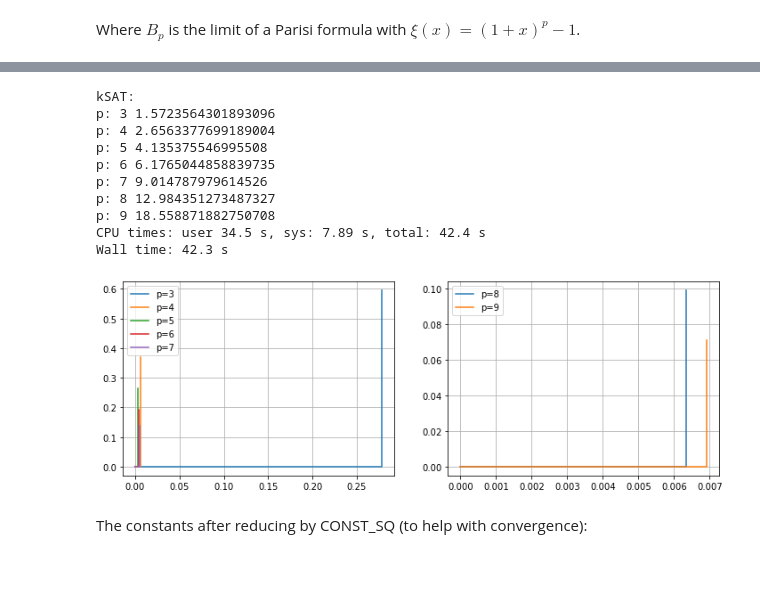
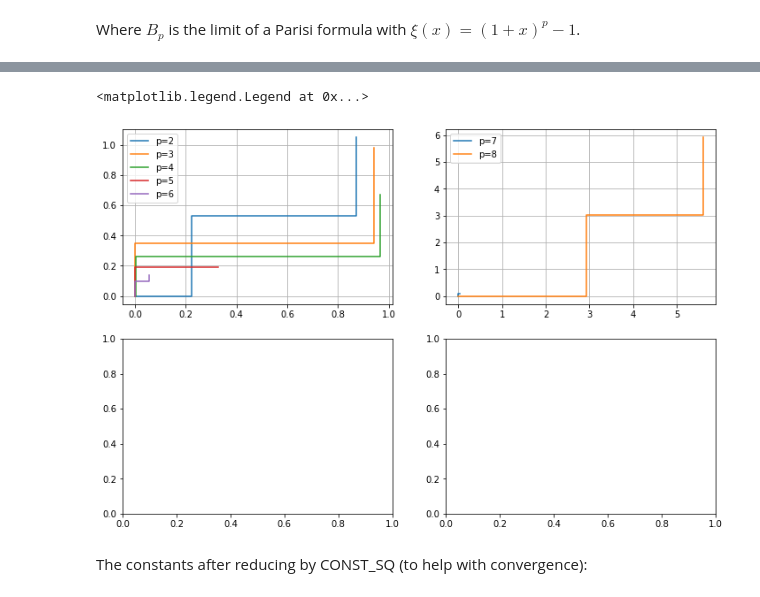
Before and after one commit to marwahaha/QuAIL-2021, a Jupyter notebook: parisi.ipynb, the cells around one changed output, grey strips where cells are left out. Saved outputs shown, nothing was run; the diff lists cells and outputs as text; code cells hidden in the pictures; blank space fills up the shorter version.

```diff
--- a/parisi.ipynb
+++ b/parisi.ipynb
@@ -158,0 +124,6 @@ p: 34 1.6651092223113686
+# %%
+%%time
+print("kXOR:")
+r = []
+for P in ps:
+    r.append(run(P))
@@ -163,4 +172,5 @@ I notice that the locations of the symmetry breaking points are often at very lo
 # %% [markdown]
 Let's look at the constants after dividing out by $c_p$:
 # %%
+outs = np.array([i['fun'] for i in r])
 outs_scaled = np.array(outs)* C_psq**-0.5
@@ -299,0 +343,10 @@ Where $B_p$ is the limit of a Parisi formula with $\xi(x) = (1+x)^p - 1$.
+# %%
+%%time
+
+print("kSAT:")
+r_ksat = []
+for P in ksat_ps:
+    r.append(run_ksat(P))
+# pool = multiprocessing.Pool(processes=n_proc)
+# r_ksat = pool.map(run_ksat, ksat_ps)
+# pool.close()
@@ -300,59 +388,24 @@ Where $B_p$ is the limit of a Parisi formula with $\xi(x) = (1+x)^p - 1$.
+# %%
+r_ksat = r
 # %%
-%%time
-print("kSAT:")
+num_vert_plots = int(np.ceil(len(ksat_ps)/5))
+fig, axs = plt.subplots(num_vert_plots, 2, figsize=(12, 4*num_vert_plots))
 
-ksat_ps = range(3, 10)
+for idx in range(len(r_ksat)):
+    P = ps[idx]
+    if idx % 5 == 0:
+        ax = axs[idx // 10, (idx % 10)//5]
+        ax.grid()
 
-# CONST_SQ may affect my convergence.
-CONST_SQ = 0.5
-
-num_vert_plots = int(np.ceil(len(ksat_ps)/10))
-fig, axs = plt.subplots(num_vert_plots, 2, figsize=(12, 4*num_vert_plots))
-outs = []
-for idx in range(len(ksat_ps)):
-    P = ksat_ps[idx]
-    if idx % 5 == 0:
-        ax = axs[(idx % 10) //5] #axs[idx // 10, (idx % 10)//5]
-        ax.grid()
-    # should xi be different by 1/2 ? I've seen it both ways.
-    xi = lambda x: CONST_SQ* (-1 + (1+x)**P)
-    xiprime = lambda x: CONST_SQ* P * ((1+x)**(P-1))
-    xiprimeprime = lambda x:CONST_SQ* P * (P-1) * ((1+x)**(P-2))
-
-    # find best function from minimizer
-    best = None
-    for _ in range(1):
-        opt = minimize(test,
-                       [np.random.random()/k for _ in range(2*k)],
-                       method='Powell',
-                       options={"ftol":1e-14}
-                      )
-        if not best or best.fun > opt.fun:
-            best = opt
-    print("p:", P, best.fun)
-    outs.append(best.fun)
-
-    qs = np.array([0,*[sum(best.x[:k][:i+1]) for i in range(k)]])
-    ms = np.array([0,*[sum(best.x[k:][:i+1]) for i in range(k)]])
-#     print("qs:", qs)
-#     print("ms:", ms)
+    qs = np.array([0,*[sum(r[idx]['x'][:k][:i+1]) for i in range(k)]])
+    ms = np.array([0,*[sum(r[idx]['x'][k:][:i+1]) for i in range(k)]])
     ax.step(qs, ms, where='post', label="p=" + str(P))
     if idx % 5 == 4:
         ax.legend()
 
 ax.legend()
-outs = np.array(outs)
 # %% [output]
-kSAT:
-p: 3 1.5723564301893096
-p: 4 2.6563377699189004
-p: 5 4.135375546995508
-p: 6 6.1765044858839735
-p: 7 9.014787979614526
-p: 8 12.984351273487327
-p: 9 18.558871882750708
-CPU times: user 34.5 s, sys: 7.89 s, total: 42.4 s
-Wall time: 42.3 s
+<matplotlib.legend.Legend at 0x...>
-[figure, old version]
+[figure, new version]
 # %% [markdown]
 The constants after reducing by CONST_SQ (to help with convergence):
```
Also changed, not shown: parts of 28 cells of this notebook.
